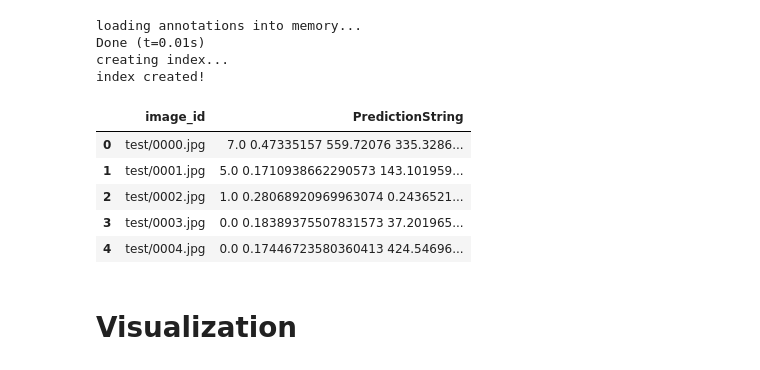
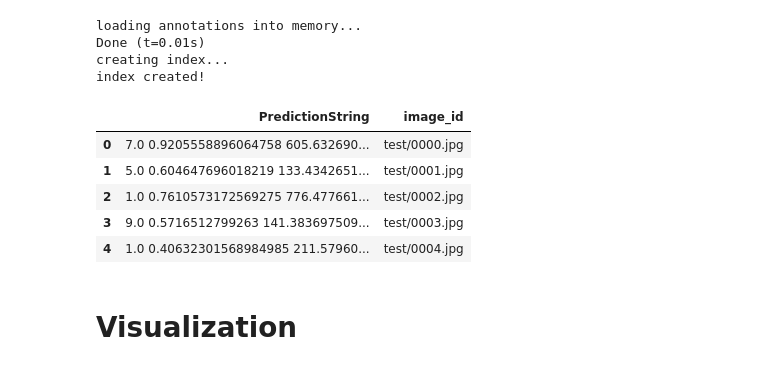
Before and after one commit to boostcampaitech3/level2-object-detection-level2-cv-14, a Jupyter notebook: utils/ensemble.ipynb, the cells around one changed output. Cells and saved outputs as stored; diff of their text form; code cells hidden in the pictures.

Commit message:
[fix] ensemble 코드 수정

```diff
--- a/utils/ensemble.ipynb
+++ b/utils/ensemble.ipynb
@@ -11,14 +11,15 @@ import copy
 # %%
 # ensemble csv files
 # submission lists
-submission_files = ['../work_dirs/cascadeRCNN_r50_fpn/submission_best_bbox_mAP_50_epoch_23.csv',
-                   '../work_dirs/sparse_rcnn_r50_fpn_300_proposals_crop_mstrain_704-1024_36_coco/submission_best_bbox_mAP_50_epoch_22.csv']
+submission_files = ['../ensemble_csv/1.csv',
+                   '../ensemble_csv/2.csv',
+                   '../ensemble_csv/3.csv']
 submission_df = [pd.read_csv(file) for file in submission_files]
 # %%
 image_ids = submission_df[0]['image_id'].tolist()
 # %%
 # ensemble 할 file의 image 정보를 불러오기 위한 json
-annotation = '../dataset2/test.json'
+annotation = '../dataset/test.json'
 coco = COCO(annotation)
 # %% [output]
 loading annotations into memory...
@@ -30,7 +31,7 @@ prediction_strings = []
 file_names = []
 # ensemble 시 설정할 iou threshold
 # 수정하면서 실습 하시면 됩니다!
-iou_thr = 0.4
+iou_thr = 0.55
 
 # 각 image id 별로 submission file에서 box좌표 추출
 for i, image_id in enumerate(image_ids):
@@ -72,24 +73,24 @@ for i, image_id in enumerate(image_ids):
         boxes, scores, labels = weighted_boxes_fusion(boxes_list, scores_list, labels_list, iou_thr=iou_thr)
 
         for box, score, label in zip(boxes, scores, labels):
-            prediction_string += str(label) + ' ' + str(score) + ' ' + str(box[0] * image_info['width']) + ' ' + str(box[1] * image_info['height']) + ' ' + str(box[2] * image_info['width']) + ' ' + str(box[3] * image_info['height']) + ' '
+            prediction_string += str(int(label)) + ' ' + str(score) + ' ' + str(box[0] * image_info['width']) + ' ' + str(box[1] * image_info['height']) + ' ' + str(box[2] * image_info['width']) + ' ' + str(box[3] * image_info['height']) + ' '
 
     prediction_strings.append(prediction_string)
     file_names.append(image_id)
 # %%
 submission = pd.DataFrame()
+submission['PredictionString'] = prediction_strings
 submission['image_id'] = file_names
-submission['PredictionString'] = prediction_strings
-submission.to_csv('../work_dirs/ensemble/submission_ensemble.csv')
+submission.to_csv('../ensemble_csv/ensemble.csv')
 
 submission.head()
 # %% [output]
-|  | image_id | PredictionString |
-| 0 | test/0000.jpg | 7.0 0.47335157 559.72076 335.3286... |
-| 1 | test/0001.jpg | 5.0 0.1710938662290573 143.101959... |
-| 2 | test/0002.jpg | 1.0 0.28068920969963074 0.2436521... |
-| 3 | test/0003.jpg | 0.0 0.18389375507831573 37.201965... |
-| 4 | test/0004.jpg | 0.0 0.17446723580360413 424.54696... |
+|  | PredictionString | image_id |
+| 0 | 7.0 0.9205558896064758 605.632690... | test/0000.jpg |
+| 1 | 5.0 0.604647696018219 133.4342651... | test/0001.jpg |
+| 2 | 1.0 0.7610573172569275 776.477661... | test/0002.jpg |
+| 3 | 9.0 0.5716512799263 141.383697509... | test/0003.jpg |
+| 4 | 1.0 0.40632301568984985 211.57960... | test/0004.jpg |
 # %% [markdown]
 # Visualization
 # %%
```
Also changed, not shown: parts of 1 cell of this notebook.
